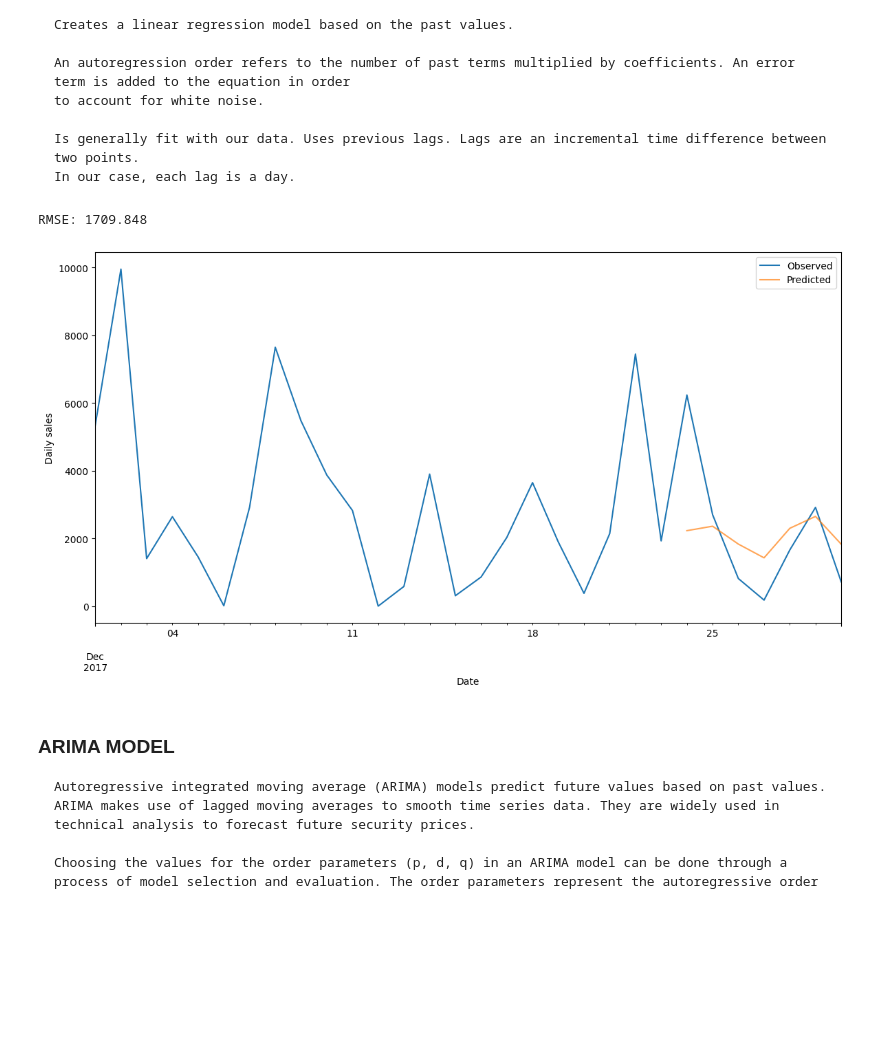
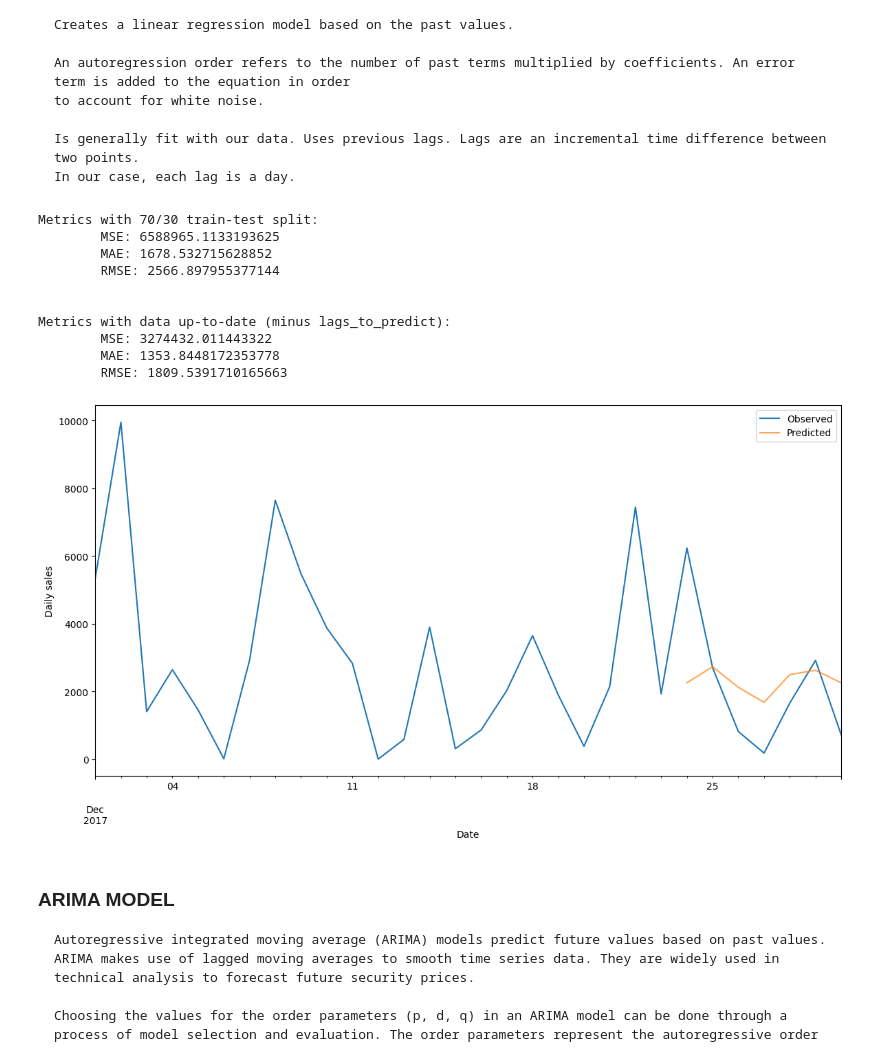
Before and after one commit to rbhubert/ts_sales, a Jupyter notebook: ts_sales.ipynb, the cells around one changed output. Saved outputs shown, nothing was run; the diff lists cells and outputs as text; code cells hidden in the pictures; blank space fills up the shorter version.

```diff
--- a/ts_sales.ipynb
+++ b/ts_sales.ipynb
@@ -440,10 +481,19 @@ def plot_prediction(df, prediction):
 # %%
 # daily data, lags=7 for autoregression model,
 model_fit, predictions = model1_autoregression(df_total_daily, 7, 7)
-plot_prediction(df=df_total_daily["2017-12-01":], prediction=predictions)
+plot_prediction(df=df_total_daily["2017-12-01":], predictions=predictions)
 # %% [output]
-RMSE: 1709.848
+Metrics with 70/30 train-test split:
+        MSE: 6588965.1133193625
+        MAE: 1678.532715628852
+        RMSE: 2566.897955377144
+
+
+Metrics with data up-to-date (minus lags_to_predict):
+        MSE: 3274432.011443322
+        MAE: 1353.8448172353778
+        RMSE: 1809.5391710165663
-[figure, old version]
+[figure, new version]
 # %% [markdown]
 ### ARIMA MODEL
 
```
Also changed, not shown: parts of 8 cells of this notebook.
